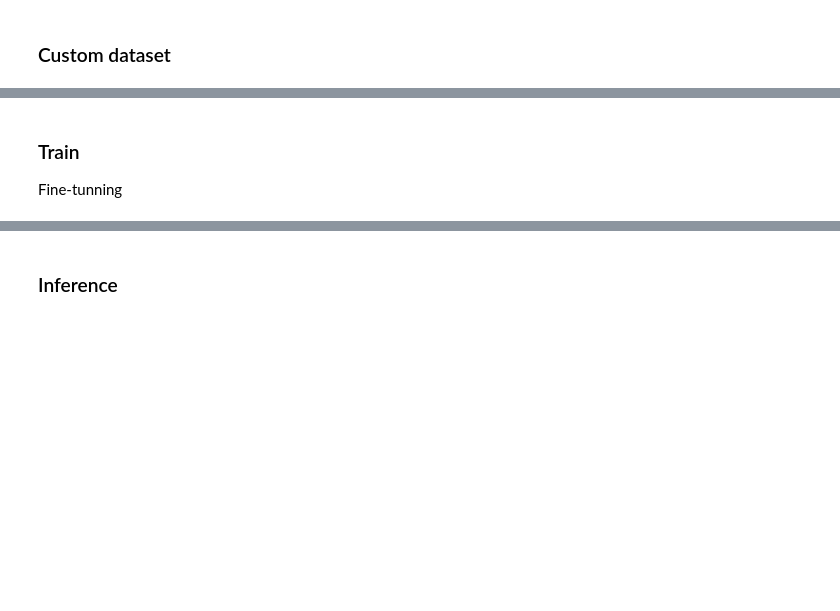
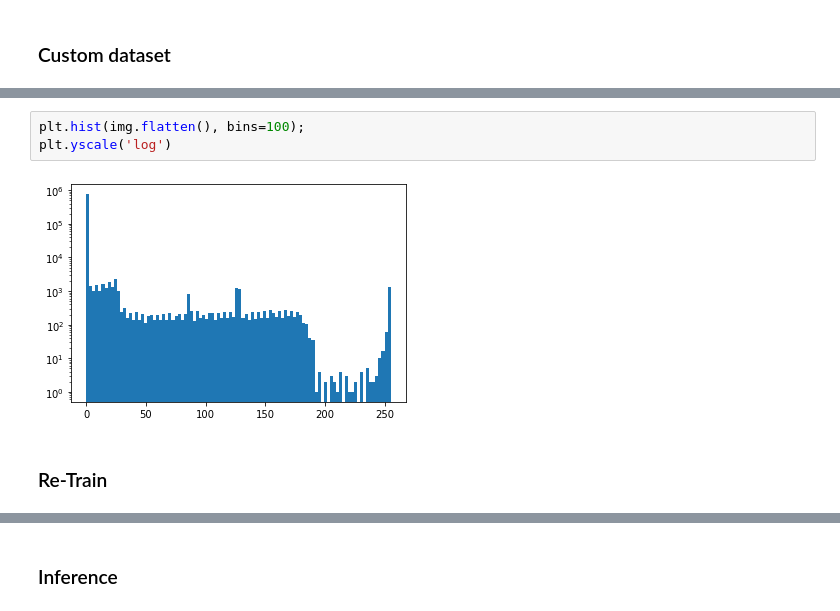
Before and after one commit to burke86/deepdisc, a Jupyter notebook: demo_decam.ipynb, the cells around one changed output, grey strips where cells are left out. Saved outputs shown, nothing was run; the diff lists cells and outputs as text; blank space fills up the shorter version.

```diff
--- a/demo_decam.ipynb
+++ b/demo_decam.ipynb
@@ -234,7 +170,10 @@ IndexError: list index out of range
+# %%
+plt.hist(img.flatten(), bins=100);
+plt.yscale('log')
+# %% [output]
+[figure, added]
 # %% [markdown]
-### Train
-
-Fine-tunning
+### Re-Train
 # %%
 from detectron2.engine import DefaultTrainer
 
```
Also changed, not shown: parts of 21 cells of this notebook.
